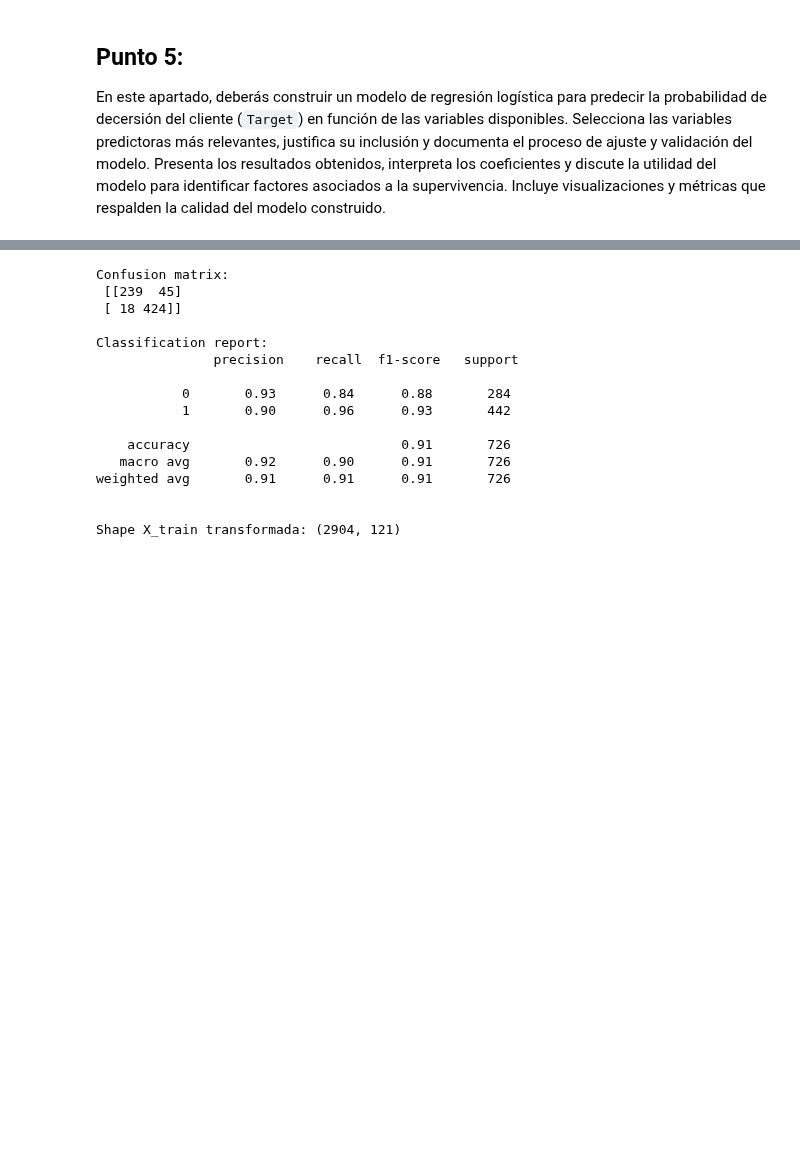
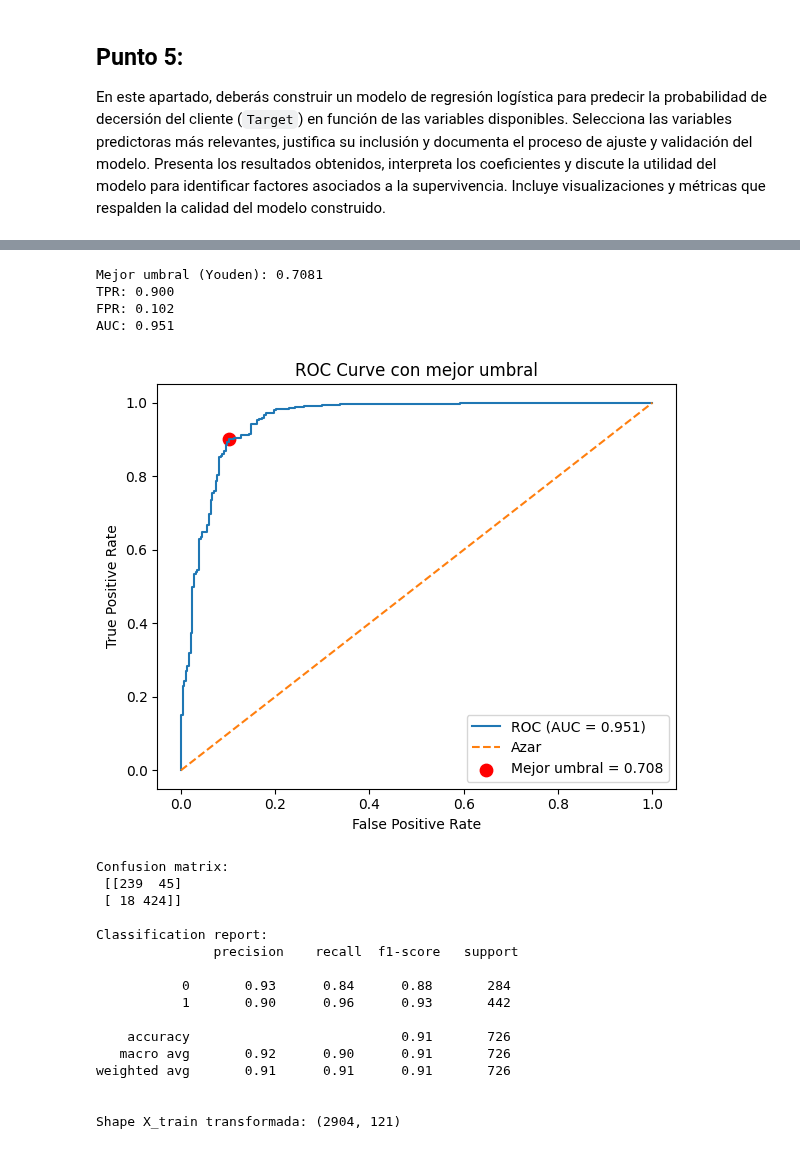
Before and after one commit to LeMarsito02/parcial1analitica, a Jupyter notebook: 01_Parcial_Desercion_(SantiagoPena_SofiaDaza).ipynb, the cells around one changed output, grey strips where cells are left out. Cells and saved outputs as stored; diff of their text form; code cells hidden in the pictures; blank space fills up the shorter version.

```diff
--- a/01_Parcial_Desercion_(SantiagoPena_SofiaDaza).ipynb
+++ b/01_Parcial_Desercion_(SantiagoPena_SofiaDaza).ipynb
@@ -744,3 +922,61 @@ En este apartado, deberás construir un modelo de regresión logística para pre
+# %%
+from sklearn.metrics import roc_curve, roc_auc_score
+import numpy as np
+import matplotlib.pyplot as plt
+
+# clases del modelo
+classes_ = model.named_steps["clf"].classes_
+
+# Probabilidad de la clase positiva
+y_score = y_proba[:, 1]
+
+# Convertimos y_test a binaria (1 = clase positiva)
+y_test_bin = (y_test == classes_[1]).astype(int)
+
+# Calcular ROC
+fpr, tpr, thresholds = roc_curve(y_test_bin, y_score)
+auc = roc_auc_score(y_test_bin, y_score)
+
+# Mejor umbral usando Youden's J
+youden = tpr - fpr
+best_idx = np.argmax(youden)
+
+best_threshold = thresholds[best_idx]
+best_fpr = fpr[best_idx]
+best_tpr = tpr[best_idx]
+
+print(f"Mejor umbral (Youden): {best_threshold:.4f}")
+print(f"TPR: {best_tpr:.3f}")
+print(f"FPR: {best_fpr:.3f}")
+print(f"AUC: {auc:.3f}")
+
+# -----------------------------
+# Plot ROC con el puntico
+# -----------------------------
+plt.figure(figsize=(6,5))
+
+plt.plot(fpr, tpr, label=f"ROC (AUC = {auc:.3f})")
+plt.plot([0,1], [0,1], linestyle="--", label="Azar")
+
+# punto del mejor umbral
+plt.scatter(best_fpr, best_tpr,
+            color="red",
+            s=80,
+            label=f"Mejor umbral = {best_threshold:.3f}")
+
+plt.xlabel("False Positive Rate")
+plt.ylabel("True Positive Rate")
+plt.title("ROC Curve con mejor umbral")
+plt.legend()
+
+plt.tight_layout()
+plt.show()
+# %% [output]
+Mejor umbral (Youden): 0.7081
+TPR: 0.900
+FPR: 0.102
+AUC: 0.951
+[figure, added]
 # %%
 
 # =========================
```
Also changed, not shown: parts of 6 cells of this notebook.
